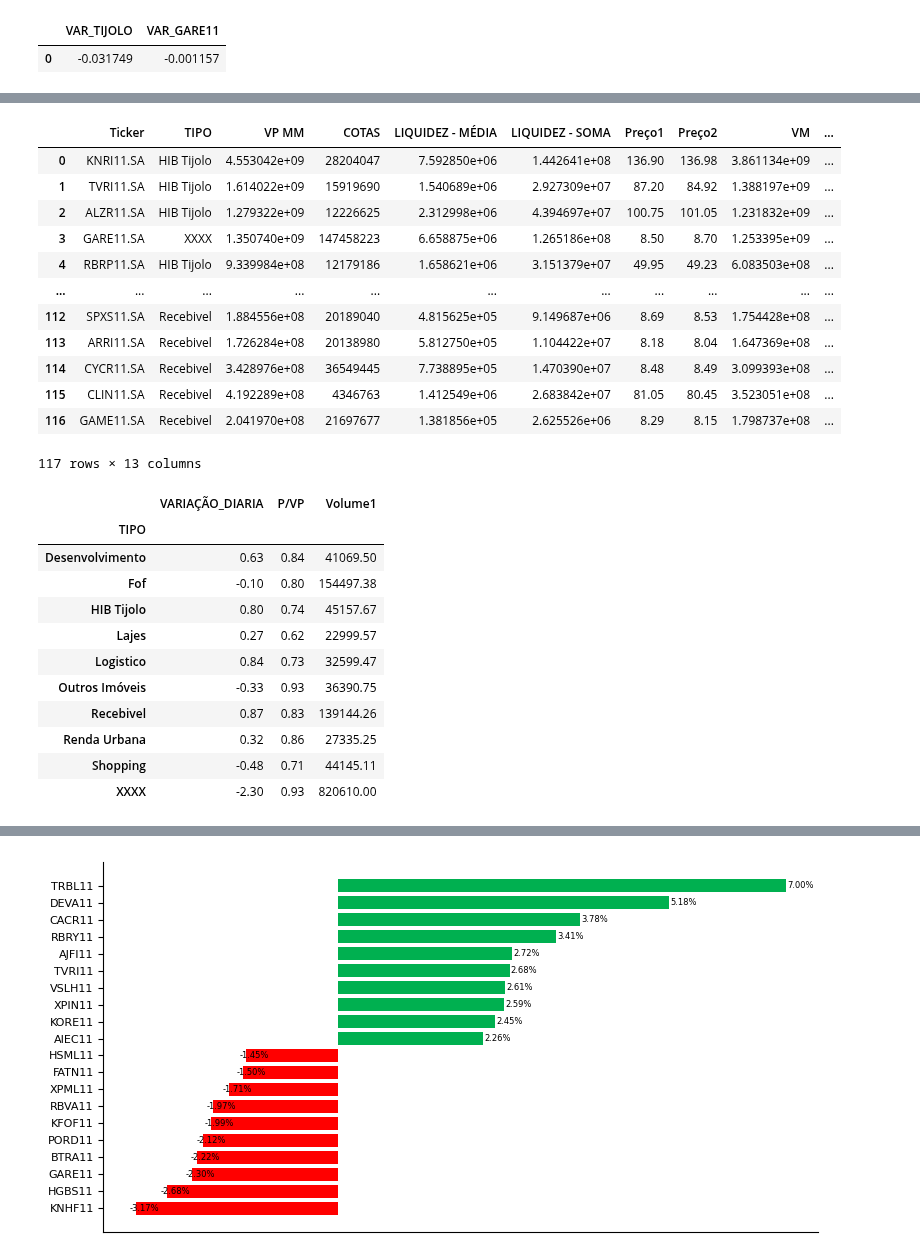
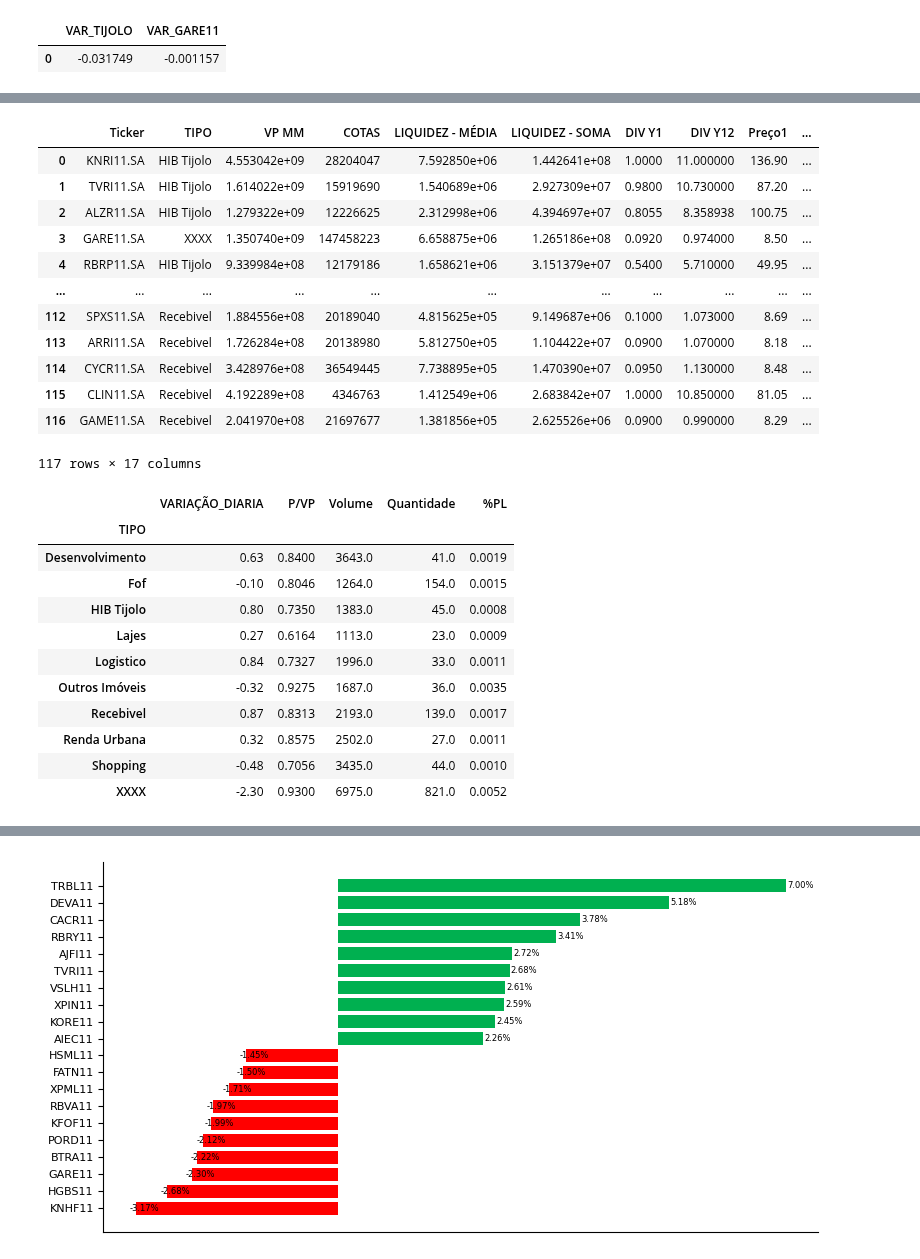
Before and after one commit to LucasFranco-guardian/Relat-rios-Passivo, a Jupyter notebook: Relatorio_ativo.ipynb, the cells around one changed output, grey strips where cells are left out. Saved outputs shown, nothing was run; the diff lists cells and outputs as text; code cells hidden in the pictures.

```diff
--- a/Relatorio_ativo.ipynb
+++ b/Relatorio_ativo.ipynb
@@ -114,7 +120,7 @@ ativos_merge['P/VP'] = ativos_merge['VM']/ativos_merge['VP MM']
 ativos_merge['P/VP'] = ativos_merge['P/VP'].round(2)
 ativos_merge['VARIAÇÃO_DIARIA'] = ((ativos_merge['Preço1'] - ativos_merge['Preço2'])/ativos_merge['Preço2'])*100
 ativos_merge['VARIAÇÃO_DIARIA'] = ativos_merge['VARIAÇÃO_DIARIA'].round(2)
-ativos_merge = ativos_merge.drop(columns=['SUP', 'COTISTAS', 'DIV Y1', 'DIV Y12', 'COTA 2024', 'COTA 2023'])
+ativos_merge = ativos_merge.drop(columns=['SUP', 'COTISTAS', 'COTA 2024', 'COTA 2023'])
 ativos_merge['Peer_GARE'] = ativos_merge['Ticker'].apply(peer)
 
 ativos_merge = pd.merge(ativos_merge, volume_transposto[['2024-12-30', '2024-12-27']],
@@ -124,40 +130,45 @@ ativos_merge = pd.merge(ativos_merge, volume_transposto[['2024-12-30', '2024-12-
 
 ativos_merge.rename(columns={pd.Timestamp('2024-12-30 00:00:00'): 'Volume1', pd.Timestamp('2024-12-27 00:00:00'): 'Volume2' }, inplace=True)
 ativos_merge = ativos_merge.drop(columns=['Volume2'])
+ativos_merge= ativos_merge.rename(columns={'Volume1':'Quantidade'})
+ativos_merge['Volume'] = ativos_merge['Preço1']*ativos_merge['Quantidade']
+ativos_merge['%PL'] = ativos_merge['Volume']/ativos_merge['VP MM']
 ativos_merge
 # %% [output]
-|  | Ticker | TIPO | VP MM | COTAS | LIQUIDEZ - MÉDIA | LIQUIDEZ - SOMA | Preço1 | Preço2 | VM | ... |
-| 0 | KNRI11.SA | HIB Tijolo | 4.553042e+09 | 28204047 | 7.592850e+06 | 1.442641e+08 | 136.90 | 136.98 | 3.861134e+09 | ... |
-| 1 | TVRI11.SA | HIB Tijolo | 1.614022e+09 | 15919690 | 1.540689e+06 | 2.927309e+07 | 87.20 | 84.92 | 1.388197e+09 | ... |
-| 2 | ALZR11.SA | HIB Tijolo | 1.279322e+09 | 12226625 | 2.312998e+06 | 4.394697e+07 | 100.75 | 101.05 | 1.231832e+09 | ... |
-| 3 | GARE11.SA | XXXX | 1.350740e+09 | 147458223 | 6.658875e+06 | 1.265186e+08 | 8.50 | 8.70 | 1.253395e+09 | ... |
-| 4 | RBRP11.SA | HIB Tijolo | 9.339984e+08 | 12179186 | 1.658621e+06 | 3.151379e+07 | 49.95 | 49.23 | 6.083503e+08 | ... |
+|  | Ticker | TIPO | VP MM | COTAS | LIQUIDEZ - MÉDIA | LIQUIDEZ - SOMA | DIV Y1 | DIV Y12 | Preço1 | ... |
+| 0 | KNRI11.SA | HIB Tijolo | 4.553042e+09 | 28204047 | 7.592850e+06 | 1.442641e+08 | 1.0000 | 11.000000 | 136.90 | ... |
+| 1 | TVRI11.SA | HIB Tijolo | 1.614022e+09 | 15919690 | 1.540689e+06 | 2.927309e+07 | 0.9800 | 10.730000 | 87.20 | ... |
+| 2 | ALZR11.SA | HIB Tijolo | 1.279322e+09 | 12226625 | 2.312998e+06 | 4.394697e+07 | 0.8055 | 8.358938 | 100.75 | ... |
+| 3 | GARE11.SA | XXXX | 1.350740e+09 | 147458223 | 6.658875e+06 | 1.265186e+08 | 0.0920 | 0.974000 | 8.50 | ... |
+| 4 | RBRP11.SA | HIB Tijolo | 9.339984e+08 | 12179186 | 1.658621e+06 | 3.151379e+07 | 0.5400 | 5.710000 | 49.95 | ... |
 | ... | ... | ... | ... | ... | ... | ... | ... | ... | ... | ... |
-| 112 | SPXS11.SA | Recebivel | 1.884556e+08 | 20189040 | 4.815625e+05 | 9.149687e+06 | 8.69 | 8.53 | 1.754428e+08 | ... |
-| 113 | ARRI11.SA | Recebivel | 1.726284e+08 | 20138980 | 5.812750e+05 | 1.104422e+07 | 8.18 | 8.04 | 1.647369e+08 | ... |
-| 114 | CYCR11.SA | Recebivel | 3.428976e+08 | 36549445 | 7.738895e+05 | 1.470390e+07 | 8.48 | 8.49 | 3.099393e+08 | ... |
-| 115 | CLIN11.SA | Recebivel | 4.192289e+08 | 4346763 | 1.412549e+06 | 2.683842e+07 | 81.05 | 80.45 | 3.523051e+08 | ... |
-| 116 | GAME11.SA | Recebivel | 2.041970e+08 | 21697677 | 1.381856e+05 | 2.625526e+06 | 8.29 | 8.15 | 1.798737e+08 | ... |
+| 112 | SPXS11.SA | Recebivel | 1.884556e+08 | 20189040 | 4.815625e+05 | 9.149687e+06 | 0.1000 | 1.073000 | 8.69 | ... |
+| 113 | ARRI11.SA | Recebivel | 1.726284e+08 | 20138980 | 5.812750e+05 | 1.104422e+07 | 0.0900 | 1.070000 | 8.18 | ... |
+| 114 | CYCR11.SA | Recebivel | 3.428976e+08 | 36549445 | 7.738895e+05 | 1.470390e+07 | 0.0950 | 1.130000 | 8.48 | ... |
+| 115 | CLIN11.SA | Recebivel | 4.192289e+08 | 4346763 | 1.412549e+06 | 2.683842e+07 | 1.0000 | 10.850000 | 81.05 | ... |
+| 116 | GAME11.SA | Recebivel | 2.041970e+08 | 21697677 | 1.381856e+05 | 2.625526e+06 | 0.0900 | 0.990000 | 8.29 | ... |
-117 rows × 13 columns
+117 rows × 17 columns
 # %%
 #CRIO UM DATAFRAME PARA VER AS MEDIAS DO SETOR EM COMPARAÇÃO AO GARE
-medias_setores = ativos_merge.groupby(by = 'TIPO')[['VARIAÇÃO_DIARIA', 'P/VP', 'Volume1']].mean().round(2)
+medias_setores = ativos_merge.groupby(by = 'TIPO')[['VARIAÇÃO_DIARIA', 'P/VP', 'Volume', 'Quantidade', '%PL']].mean().round(4)
 medias_setores['VARIAÇÃO_DIARIA'] = medias_setores['VARIAÇÃO_DIARIA'].astype(float)
 medias_setores['VARIAÇÃO_DIARIA'] = medias_setores['VARIAÇÃO_DIARIA'].round(2)
+medias_setores['Volume'] = (medias_setores['Volume']/1000).round(0)
+medias_setores['Quantidade'] = (medias_setores['Quantidade']/1000).round(0)
 medias_setores
 # %% [output]
-|  | VARIAÇÃO_DIARIA | P/VP | Volume1 |
-| TIPO |  |  |  |
-| Desenvolvimento | 0.63 | 0.84 | 41069.50 |
-| Fof | -0.10 | 0.80 | 154497.38 |
-| HIB Tijolo | 0.80 | 0.74 | 45157.67 |
-| Lajes | 0.27 | 0.62 | 22999.57 |
-| Logistico | 0.84 | 0.73 | 32599.47 |
-| Outros Imóveis | -0.33 | 0.93 | 36390.75 |
-| Recebivel | 0.87 | 0.83 | 139144.26 |
-| Renda Urbana | 0.32 | 0.86 | 27335.25 |
-| Shopping | -0.48 | 0.71 | 44145.11 |
-| XXXX | -2.30 | 0.93 | 820610.00 |
+|  | VARIAÇÃO_DIARIA | P/VP | Volume | Quantidade | %PL |
+| TIPO |  |  |  |  |  |
+| Desenvolvimento | 0.63 | 0.8400 | 3643.0 | 41.0 | 0.0019 |
+| Fof | -0.10 | 0.8046 | 1264.0 | 154.0 | 0.0015 |
+| HIB Tijolo | 0.80 | 0.7350 | 1383.0 | 45.0 | 0.0008 |
+| Lajes | 0.27 | 0.6164 | 1113.0 | 23.0 | 0.0009 |
+| Logistico | 0.84 | 0.7327 | 1996.0 | 33.0 | 0.0011 |
+| Outros Imóveis | -0.32 | 0.9275 | 1687.0 | 36.0 | 0.0035 |
+| Recebivel | 0.87 | 0.8313 | 2193.0 | 139.0 | 0.0017 |
+| Renda Urbana | 0.32 | 0.8575 | 2502.0 | 27.0 | 0.0011 |
+| Shopping | -0.48 | 0.7056 | 3435.0 | 44.0 | 0.0010 |
+| XXXX | -2.30 | 0.9300 | 6975.0 | 821.0 | 0.0052 |
 # %%
 medias_peers = ativos_merge.query('Peer_GARE == "PEER"')
 medias_peers = medias_peers.sort_values(by=['VARIAÇÃO_DIARIA'], ascending=False).iloc[:10, :]
```
Also changed, not shown: parts of 6 cells of this notebook, 1 other file.
